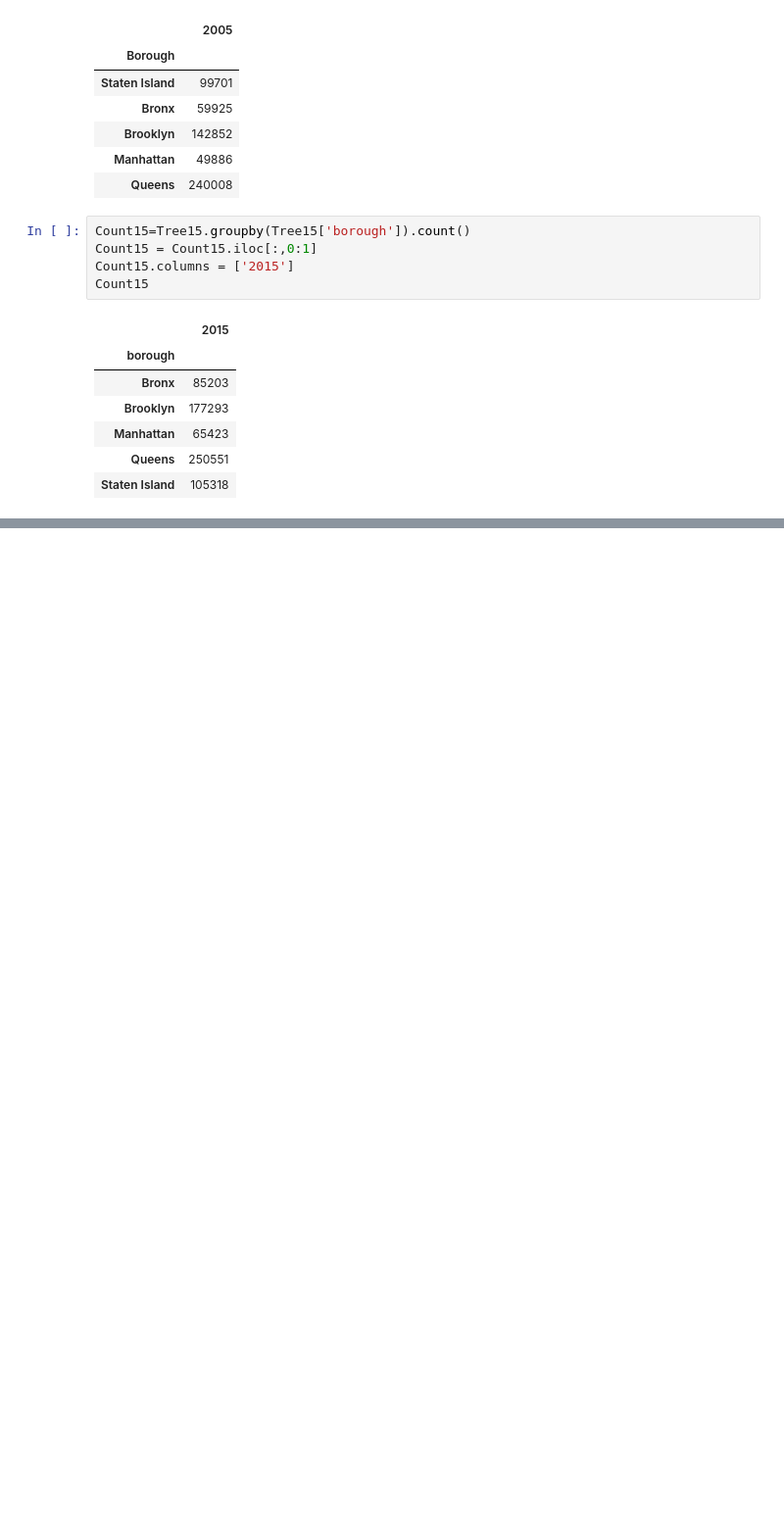
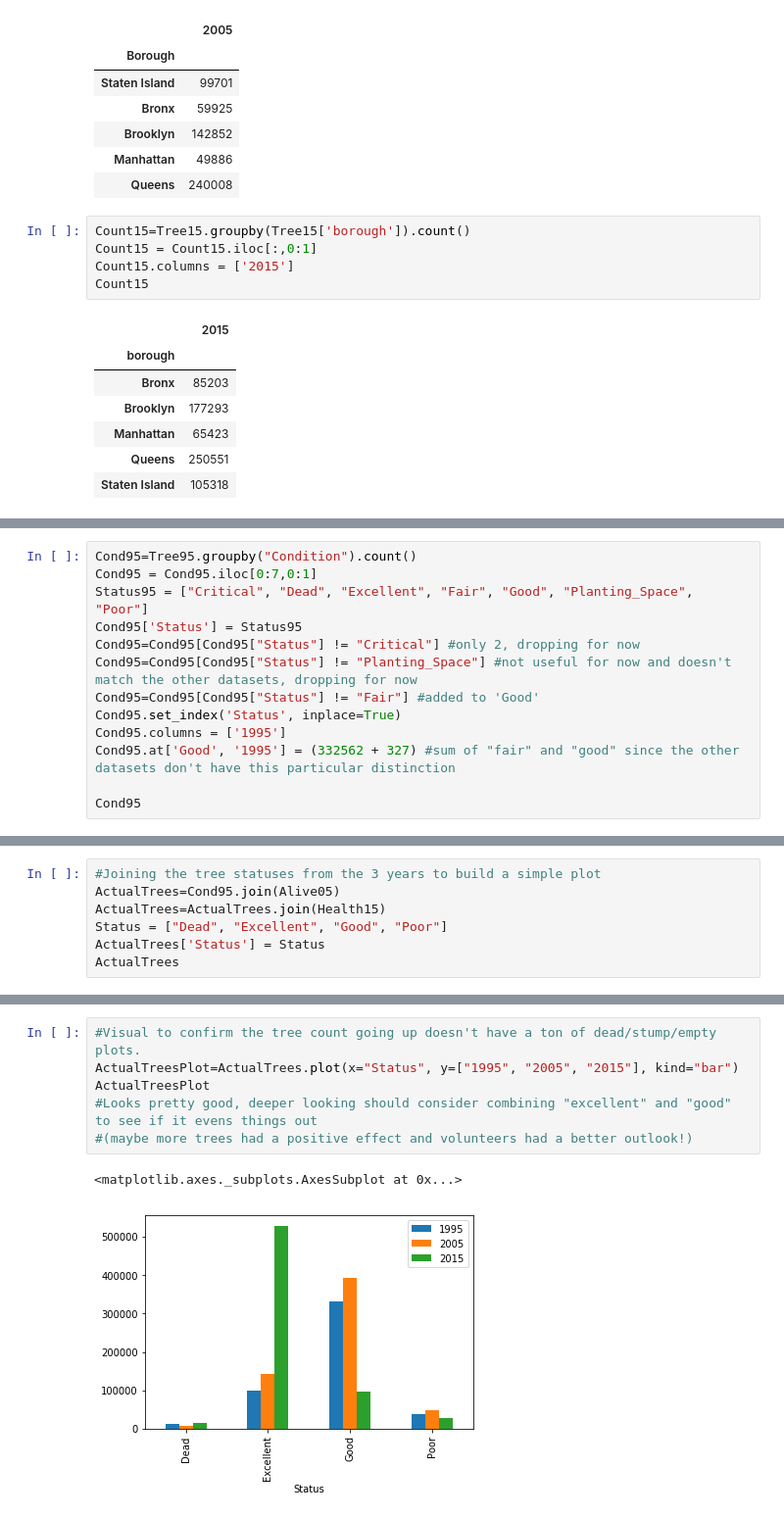
Before and after one commit to lrrbrody/TDI, a Jupyter notebook: TDI_Project_Proposal.ipynb, the cells around one changed output, grey strips where cells are left out. Shown at 98% size. Drawn from its saved outputs; the diff is of its cells as text; blank space fills up the shorter version.

```diff
--- a/TDI_Project_Proposal.ipynb
+++ b/TDI_Project_Proposal.ipynb
@@ -194,0 +188,13 @@ Cond95
+# %%
+Cond95=Tree95.groupby("Condition").count()
+Cond95 = Cond95.iloc[0:7,0:1]
+Status95 = ["Critical", "Dead", "Excellent", "Fair", "Good", "Planting_Space", "Poor"]
+Cond95['Status'] = Status95
+Cond95=Cond95[Cond95["Status"] != "Critical"] #only 2, dropping for now
+Cond95=Cond95[Cond95["Status"] != "Planting_Space"] #not useful for now and doesn't match the other datasets, dropping for now
+Cond95=Cond95[Cond95["Status"] != "Fair"] #added to 'Good'
+Cond95.set_index('Status', inplace=True)
+Cond95.columns = ['1995']
+Cond95.at['Good', '1995'] = (332562 + 327) #sum of "fair" and "good" since the other datasets don't have this particular distinction
+
+Cond95
@@ -194,0 +208,7 @@ Cond95
+# %%
+#Joining the tree statuses from the 3 years to build a simple plot
+ActualTrees=Cond95.join(Alive05)
+ActualTrees=ActualTrees.join(Health15)
+Status = ["Dead", "Excellent", "Good", "Poor"]
+ActualTrees['Status'] = Status
+ActualTrees
@@ -194,0 +222,9 @@ Cond95
+# %%
+#Visual to confirm the tree count going up doesn't have a ton of dead/stump/empty plots.
+ActualTreesPlot=ActualTrees.plot(x="Status", y=["1995", "2005", "2015"], kind="bar")
+ActualTreesPlot
+#Looks pretty good, deeper looking should consider combining "excellent" and "good" to see if it evens things out
+#(maybe more trees had a positive effect and volunteers had a better outlook!)
+# %% [output]
+<matplotlib.axes._subplots.AxesSubplot at 0x...>
+[figure, added]
```
Also changed, not shown: parts of 15 cells of this notebook.
